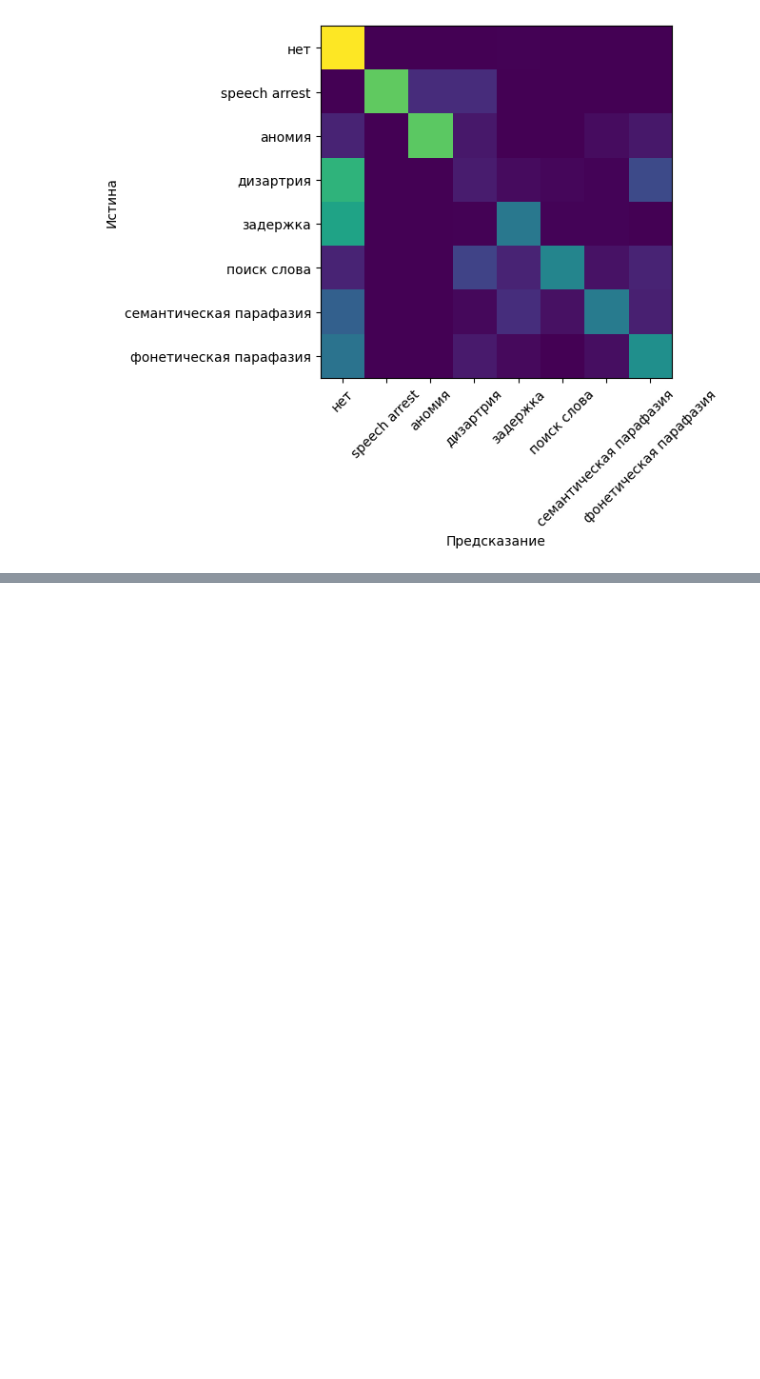
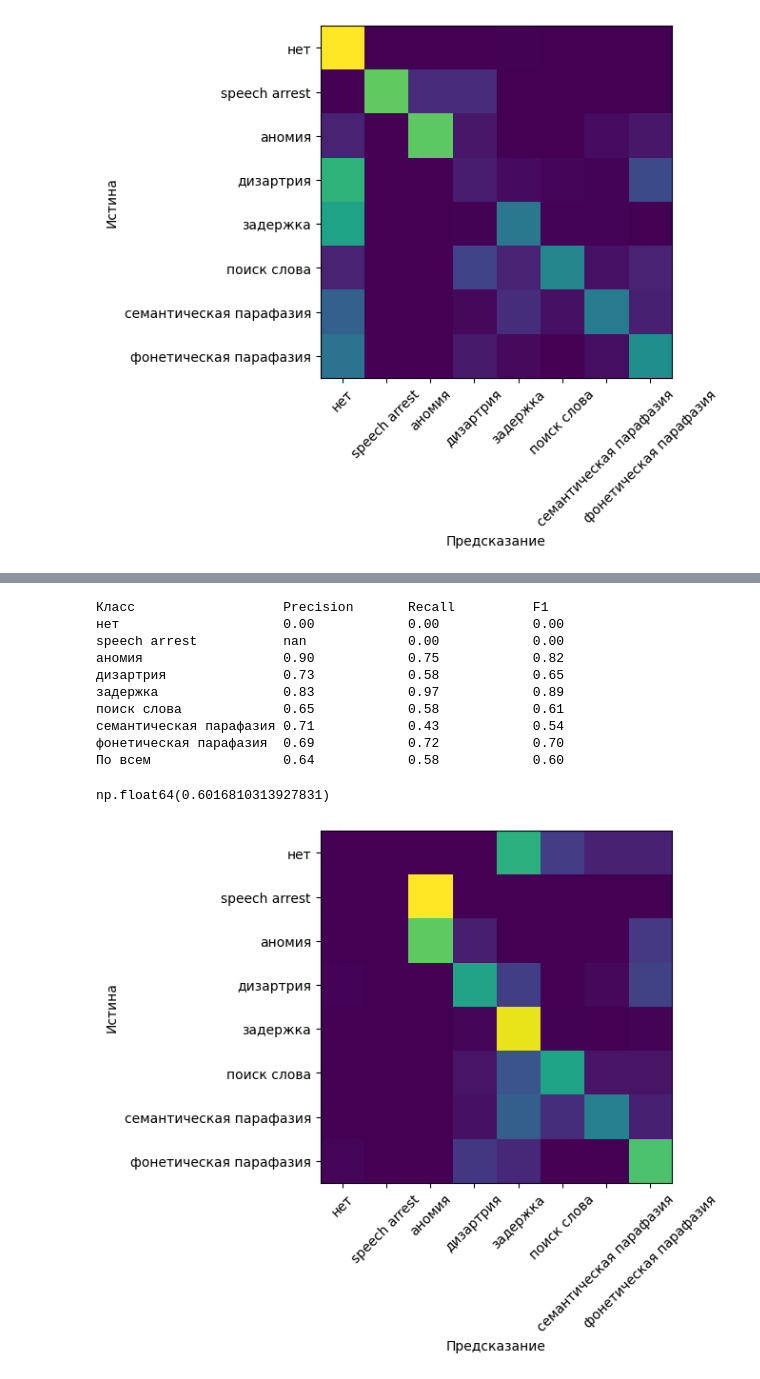
Before and after one commit to vmgorelikov/Automated-Classification-of-Language-Eloquent-Areas-in-Neurotypical-Individuals, a Jupyter notebook: notebooks/final_evaluations.ipynb, the cells around one changed output, grey strips where cells are left out. Drawn from its saved outputs; the diff is of its cells as text; code cells hidden in the pictures; blank space fills up the shorter version.

```diff
--- a/notebooks/final_evaluations.ipynb
+++ b/notebooks/final_evaluations.ipynb
@@ -224,0 +284,20 @@ np.float64(0.5847781602138662)
+# %%
+evaluate(catboost.CatBoostClassifier(task_type='GPU',
+                                    devices='0',
+                                    random_state=SEED,
+                                    silent=True),
+                        (train_X_T, train_y_T),
+                        (test_X_T, test_y_T))
+# %% [output]
+Класс                   Precision       Recall          F1
+нет                     0.00            0.00            0.00
+speech arrest           nan             0.00            0.00
+аномия                  0.90            0.75            0.82
+дизартрия               0.73            0.58            0.65
+задержка                0.83            0.97            0.89
+поиск слова             0.65            0.58            0.61
+семантическая парафазия 0.71            0.43            0.54
+фонетическая парафазия  0.69            0.72            0.70
+По всем                 0.64            0.58            0.60
+np.float64(0.6016810313927831)
+[figure, added]
```
Also changed, not shown: parts of 10 cells of this notebook.
